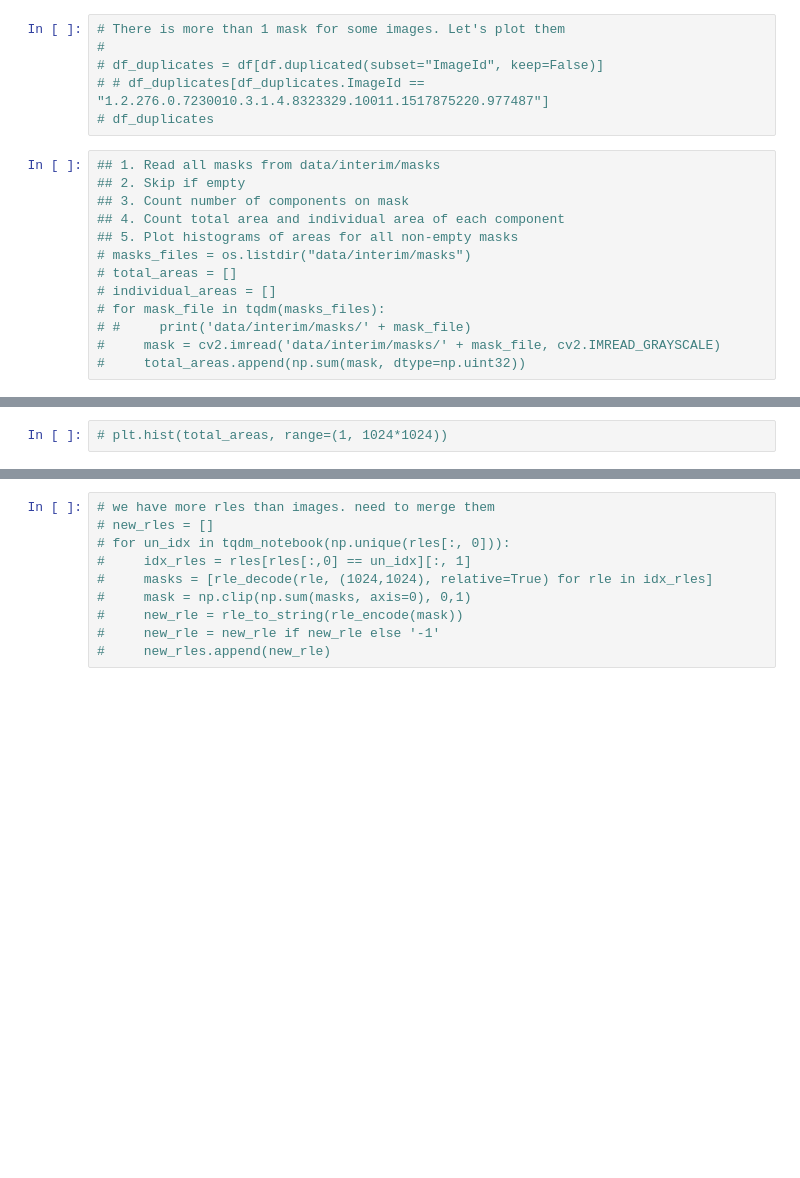
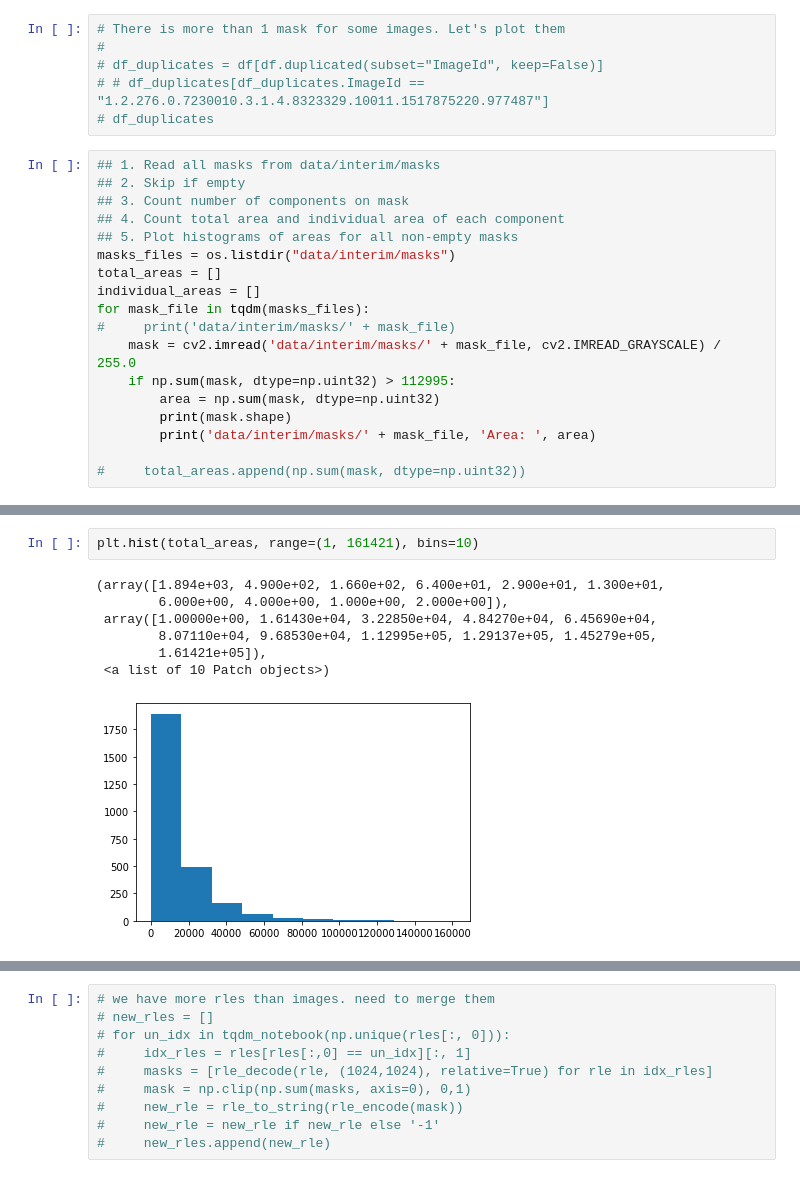
Before and after one commit to zakajd/kaggle-pneumothorax, a Jupyter notebook: notebooks/1. Data exploration.ipynb, the cells around one changed output, grey strips where cells are left out. Saved outputs shown, nothing was run; the diff lists cells and outputs as text; blank space fills up the shorter version.

```diff
--- a/notebooks/1. Data exploration.ipynb
+++ b/notebooks/1. Data exploration.ipynb
@@ -217,10 +164,15 @@ plt.imshow(binary_mask)
 ## 3. Count number of components on mask
 ## 4. Count total area and individual area of each component
 ## 5. Plot histograms of areas for all non-empty masks
-# masks_files = os.listdir("data/interim/masks")
-# total_areas = []
-# individual_areas = []
-# for mask_file in tqdm(masks_files):
-# #     print('data/interim/masks/' + mask_file)
-#     mask = cv2.imread('data/interim/masks/' + mask_file, cv2.IMREAD_GRAYSCALE)
+masks_files = os.listdir("data/interim/masks")
+total_areas = []
+individual_areas = []
+for mask_file in tqdm(masks_files):
+#     print('data/interim/masks/' + mask_file)
+    mask = cv2.imread('data/interim/masks/' + mask_file, cv2.IMREAD_GRAYSCALE) / 255.0
+    if np.sum(mask, dtype=np.uint32) > 112995:
+        area = np.sum(mask, dtype=np.uint32)
+        print(mask.shape)
+        print('data/interim/masks/' + mask_file, 'Area: ', area)
+
 #     total_areas.append(np.sum(mask, dtype=np.uint32))
@@ -227,2 +194,10 @@ plt.imshow(binary_mask)
 # %%
-# plt.hist(total_areas, range=(1, 1024*1024))
+plt.hist(total_areas, range=(1, 161421), bins=10)
+# %% [output]
+(array([1.894e+03, 4.900e+02, 1.660e+02, 6.400e+01, 2.900e+01, 1.300e+01,
+        6.000e+00, 4.000e+00, 1.000e+00, 2.000e+00]),
+ array([1.00000e+00, 1.61430e+04, 3.22850e+04, 4.84270e+04, 6.45690e+04,
+        8.07110e+04, 9.68530e+04, 1.12995e+05, 1.29137e+05, 1.45279e+05,
+        1.61421e+05]),
+ <a list of 10 Patch objects>)
+[figure, added]
```
Also changed, not shown: parts of 10 cells of this notebook, 9 other files.
